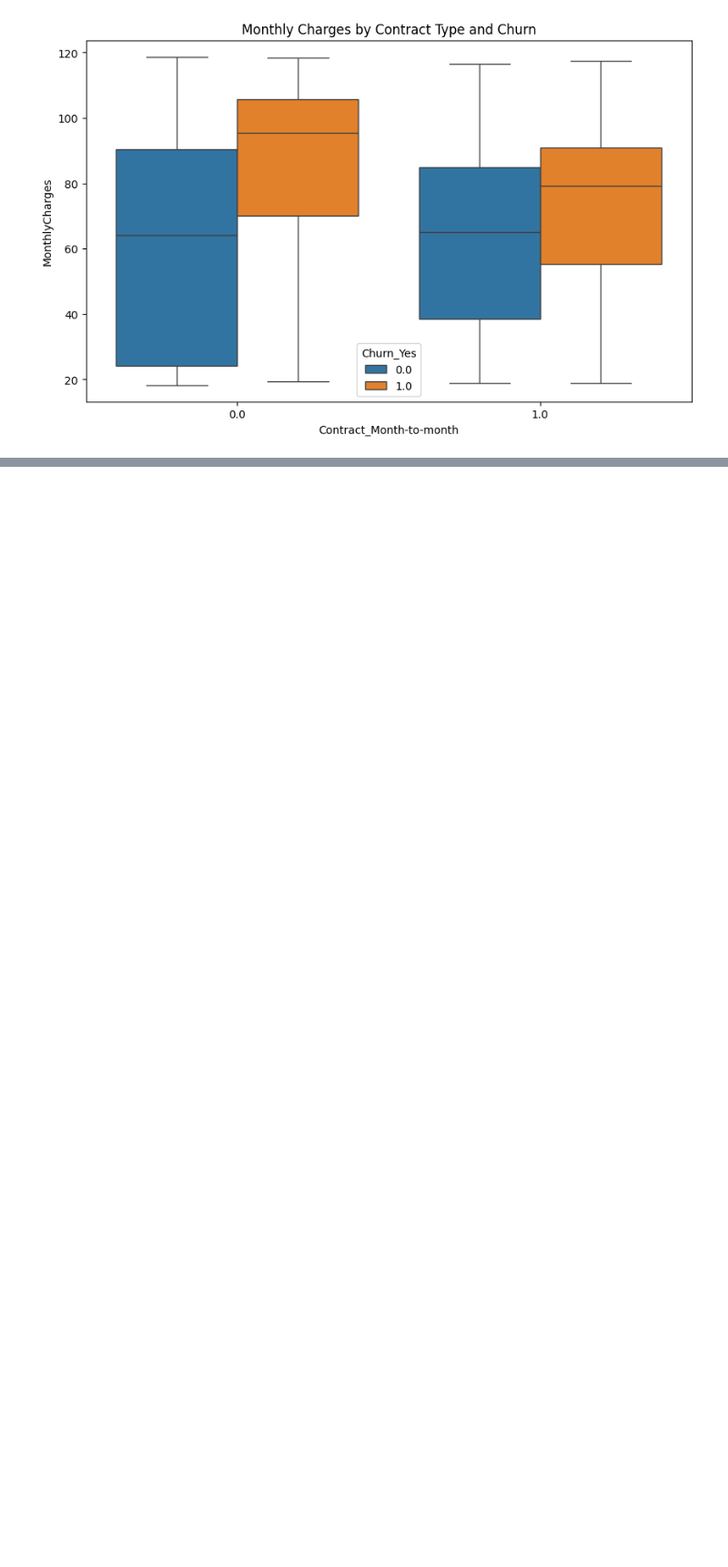
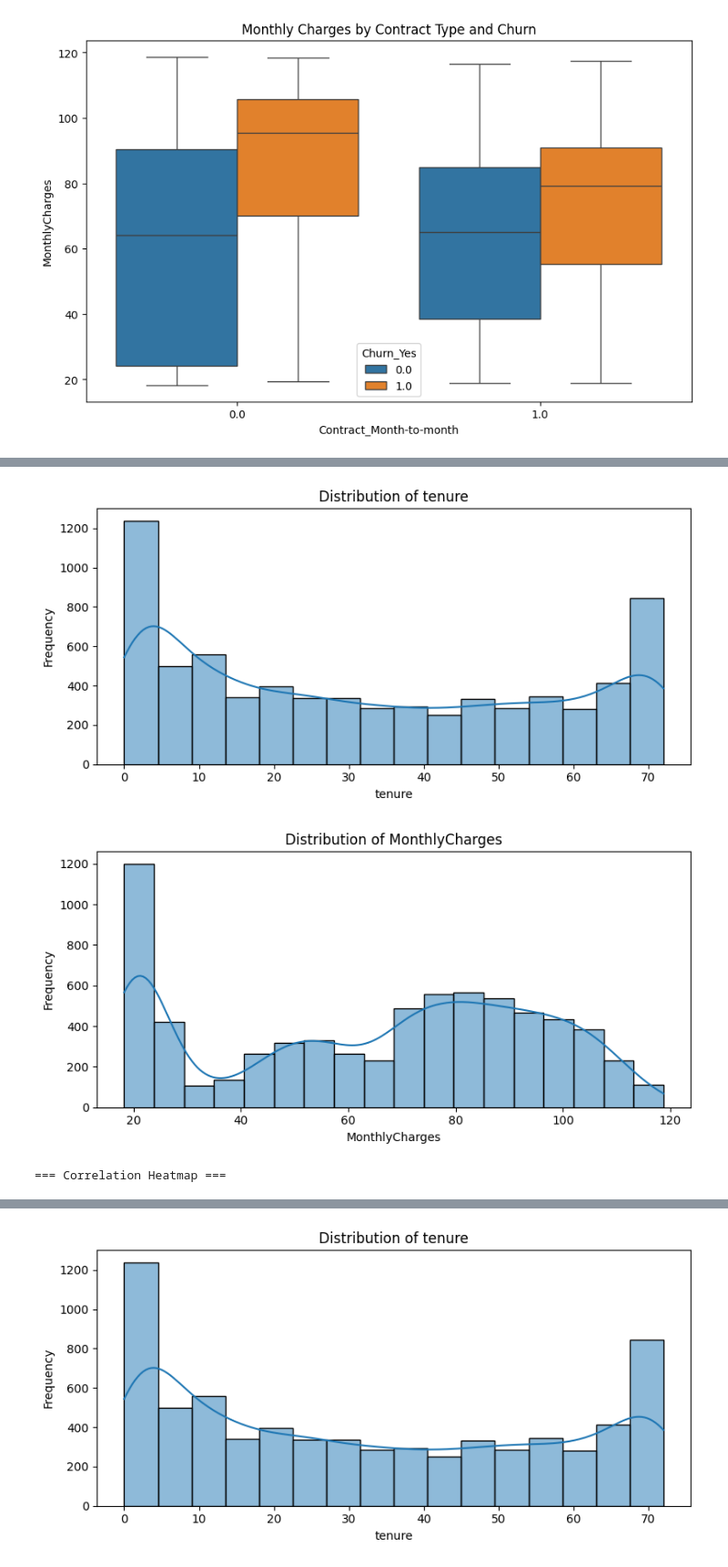
Before and after one commit to zkontor/TelecomsPredict, a Jupyter notebook: Data/DataCleaning.ipynb, the cells around one changed output, grey strips where cells are left out. Shown at 91% size. Saved outputs shown, nothing was run; the diff lists cells and outputs as text; code cells hidden in the pictures; blank space fills up the shorter version.

Commit message:
Update: Minimal Data Understanding

```diff
--- a/Data/DataCleaning.ipynb
+++ b/Data/DataCleaning.ipynb
@@ -186,3 +204,71 @@ plt.title("Monthly Charges by Contract Type and Churn")
 plt.show()
 # %% [output]
 [figure]
+# %%
+# Function for Data Understanding
+def data_understanding(df2):
+    """Perform data understanding tasks: inspect data structure, missing values, distributions, and correlations."""
+
+    # 1. Basic Dataset Overview
+    print("=== Basic Dataset Overview ===")
+    print("Dataset Shape:", df2.shape)
+    print("\nData Types:")
+    print(df2.dtypes)
+    print("\nMissing Values per Column:")
+    print(df2.isnull().sum())
+
+    # 2. Descriptive Statistics for Numerical Features
+    print("\n=== Descriptive Statistics For Numerical Features ===")
+    print(df2.describe())
+
+    # 3. Target Variable Distribution (using the one-hot encoded Churn columns)
+    print("\n=== Churn Distribution ===")
+    print("Counts:")
+    churn_counts = pd.Series({
+        "No": df2['Churn_No'].sum(),
+        "Yes": df2['Churn_Yes'].sum()
+    })
+    print(churn_counts)
+    print("\nNormalized:")
+    print(churn_counts / churn_counts.sum())
+
+    # 4. Visualizations
+
+    # 4a. Histograms for Numerical Features
+    print("\n=== Histograms for Numerical Features ===")
+    numerical_cols = df2.select_dtypes(include=['int64', 'float64']).columns
+    # Limit to a few important numerical columns to avoid too many plots
+    important_num_cols = ['tenure', 'MonthlyCharges', 'TotalCharges']
+    important_num_cols = [col for col in important_num_cols if col in numerical_cols]
+
+    for col in important_num_cols:
+        plt.figure(figsize=(8, 4))
+        sns.histplot(df2[col], kde=True)
+        plt.title(f"Distribution of {col}")
+        plt.xlabel(col)
+        plt.ylabel("Frequency")
+        plt.tight_layout()
+        plt.show()
+# Example usage:
+# Since we're in a Jupyter notebook, we can use the existing df2 DataFrame
+data_understanding(df2)
+print("\n=== Correlation Heatmap ===")
+    # Select only numerical columns and limit to a reasonable number to avoid an overly cluttered heatmap
+corr_cols = ['tenure', 'MonthlyCharges', 'Churn_Yes' , 'Churn_No', 'AvgCustomerRevenuePerMonth', 'TotalCustomerValue', 'Total_Yes_Services','Contract_One year', 'Contract_Two year', 'PaymentMethod_Credit card (automatic)', 'PaymentMethod_Electronic check', 'PaymentMethod_Mailed check']
+corr_cols = [col for col in corr_cols if col in df2.columns]
+
+plt.figure(figsize=(10, 8))
+corr_matrix = df2[corr_cols].corr()
+sns.heatmap(corr_matrix, annot=True, cmap='coolwarm', fmt=".2f")
+plt.title("Correlation Heatmap of Key Features")
+plt.tight_layout()
+plt.show()
+
+# Example usage:
+if __name__ == "__main__":
+    # Assume the CSV file 'telco_customer_churn_cleaned.csv' is already preprocessed using your load_and_preprocess_data function.
+    df2 = pd.read_csv("C:/Users/Zach/Documents/GitHub/TelecomsPredict/Data/telco_customer_churn_encoded.csv")
+
+    # Call the data understanding function
+    data_understanding(df2)
+# %% [output]
@@ -188,0 +292,3 @@ plt.show()
+[figure, added]
+[figure, added]
+=== Correlation Heatmap ===
@@ -188,0 +313 @@ plt.show()
+[figure, added]
```
Also changed, not shown: parts of 2 cells of this notebook, 1 other file.
